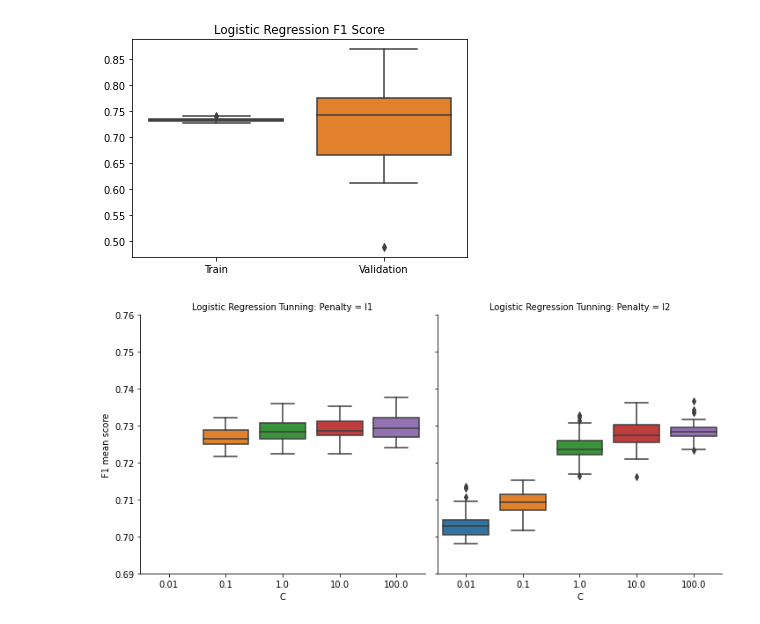
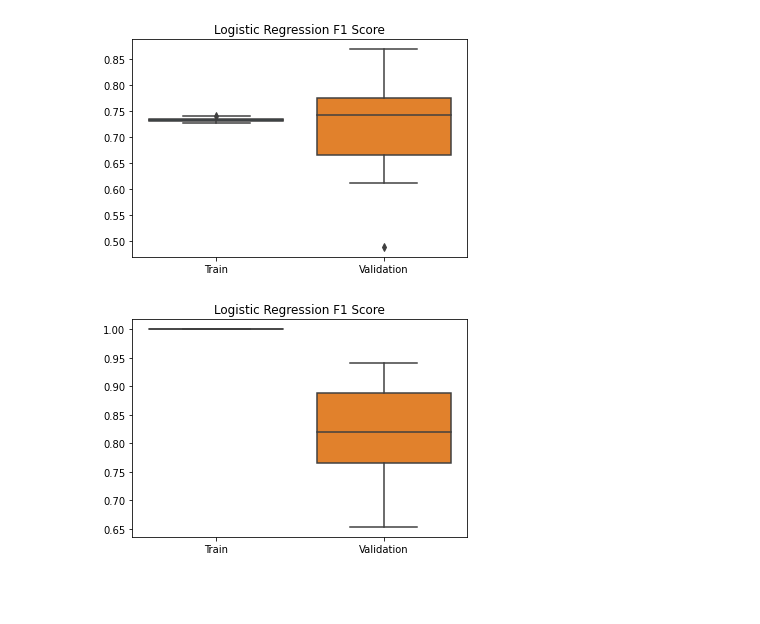
Before and after one commit to raffOps/machine_learning, a Jupyter notebook: k_fold/notebooks/plots.ipynb, the cells around one changed output. Drawn from its saved outputs; the diff is of its cells as text; code cells hidden in the pictures; blank space fills up the shorter version.

```diff
--- a/k_fold/notebooks/plots.ipynb
+++ b/k_fold/notebooks/plots.ipynb
@@ -38,17 +38,13 @@ plt.savefig('../images/logistic_regression_validation.jpg', bbox_inches='tight')
 # %% [output]
 [figure]
 # %%
-random_forest_tunning = get_tunning_reports("random_forest")
-g = sns.catplot(
-    data=logistic_regression_tunning, x="C", y="f1_mean_score", col="penalty",
-    kind="box", dodge=False,
-)
-plt.ylim([0.69,0.76])
-g.set(xlabel="C", ylabel="F1 mean score")
-g.set_titles("Logistic Regression Tunning: Penalty = {col_name}")
-plt.savefig('../images/logistic_regression.jpg', bbox_inches='tight')
+knn = pd.read_csv("../data/results/random_forest/validation.csv", index_col=0)
+g = sns.boxplot(knn[["train_score", "validation_score"]])
+g.set_xticklabels(["Train", "Validation"])
+plt.title("Logistic Regression F1 Score")
+plt.savefig('../images/random_forest_validation.jpg', bbox_inches='tight');
 # %% [output]
-[figure, old version]
+[figure, new version]
 # %%
 random_forest_tunning = get_tunning_reports("random_forest")
 g = sns.catplot(
```
Also changed, not shown: parts of 1 cell of this notebook, 17 other files.
